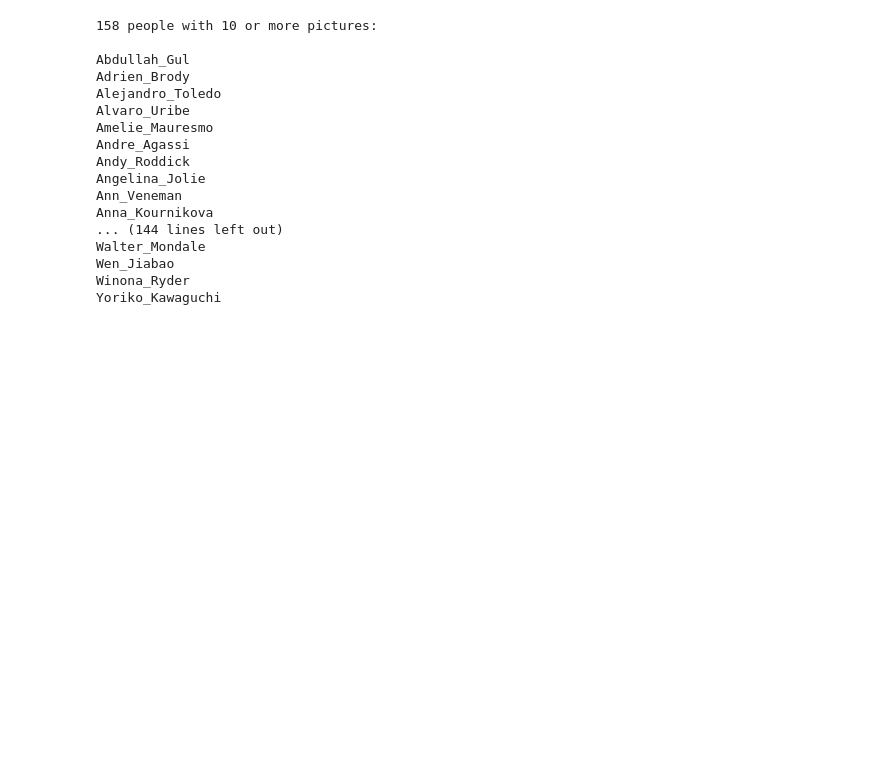
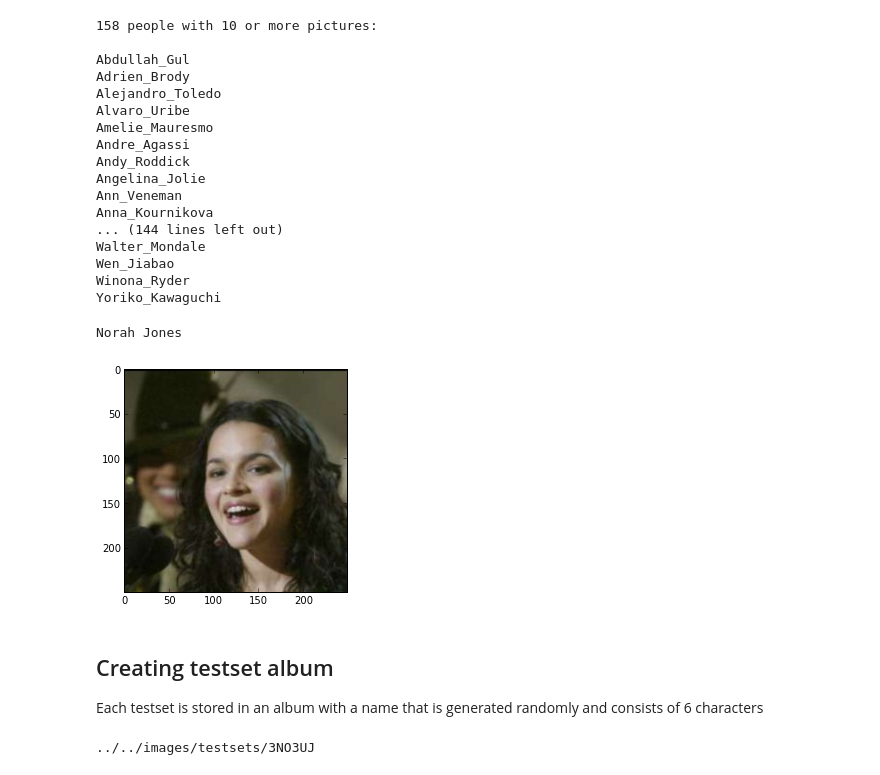
Before and after one commit to arnfred/Mirror-Match, a Jupyter notebook: code/filter-images/Filter-Images.ipynb, the cells around one changed output. Saved outputs shown, nothing was run; the diff lists cells and outputs as text; code cells hidden in the pictures; blank space fills up the shorter version.

Commit message:
I can now create a testset and crop images

```diff
--- a/code/filter-images/Filter-Images.ipynb
+++ b/code/filter-images/Filter-Images.ipynb
@@ -47,3 +51,64 @@ Walter_Mondale
 Wen_Jiabao
 Winona_Ryder
 Yoriko_Kawaguchi
+# %%
+from random import choice, sample
+
+# Get random person with more than $n$ images
+def getRandPeople(m) :
+    return sample(people,m)
+# %%
+from os import listdir
+from os.path import isfile, join
+from scipy import misc
+# Get random image of random person
+def getRandImages(name,n) :
+    # Get image path
+    path = image_folder + "all/" + name + "/"
+
+    # Get a list of images associated with this person
+    images = [str(f) for f in listdir(path) if isfile(join(path,f))]
+
+    # Select a single image
+    image_paths = [path + image for image in sample(images,n)]
+
+    return image_paths
+
+# Print a random image to illustrate that the method works fine
+name = getRandPeople(1)[0]
+imshow(imread(getRandImages(name,1)[0]))
+print(name.replace('_',' '))
+# %% [output]
+Norah Jones
+[figure, added]
+# %% [markdown]
+## Creating testset album ##
+
+Each testset is stored in an album with a name that is generated randomly and consists of 6 characters
+# %%
+from string import ascii_uppercase, digits
+from os.path import isdir
+from os import makedirs
+
+# Position of the testsets folder
+testset_folder = image_folder + "testsets/"
+
+
+# Generate a folder with a random name
+def foldername_generator(size=6, chars=ascii_uppercase + digits):
+    condition = True
+    while condition:
+        name = ''.join(choice(chars) for x in range(size))
+        condition = isdir(testset_folder + name)
+    return testset_folder + name
+
+
+# Now create a folder with this name
+foldername = foldername_generator()
+makedirs(foldername)
+
+
+# Print out the new name
+print(foldername)
+# %% [output]
+../../images/testsets/3NO3UJ
```
Also changed, not shown: parts of 10 cells of this notebook, 1 other file.
